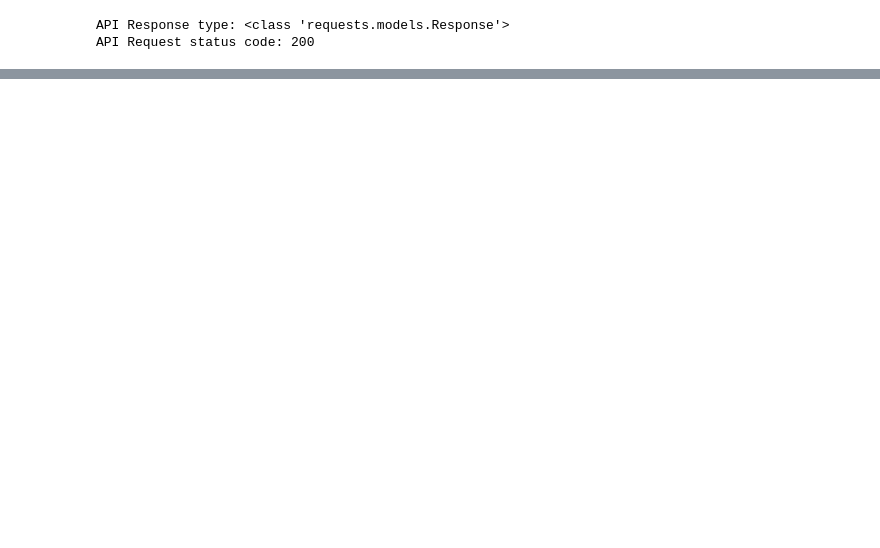
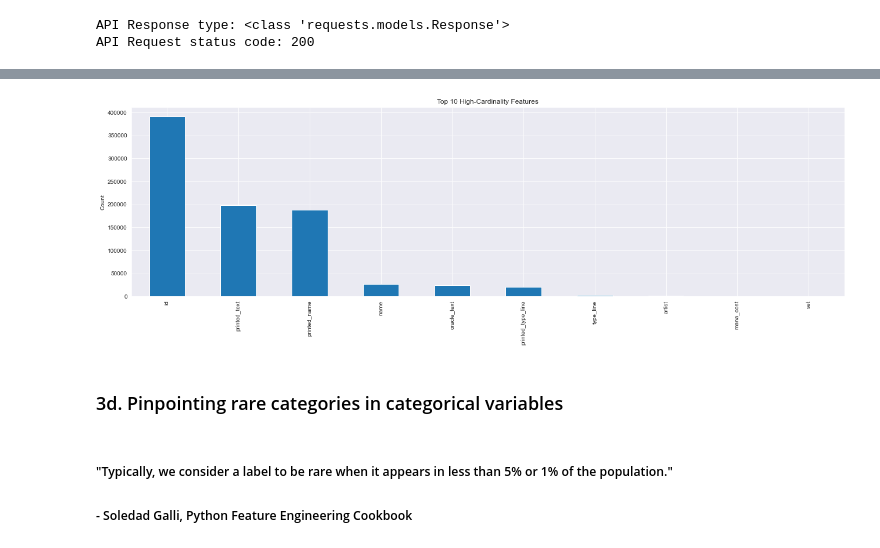
Before and after one commit to LupiVolpi/Magic_the_Gathering, a Jupyter notebook: price_prediction.ipynb, the cells around one changed output, grey strips where cells are left out. Cells and saved outputs as stored; diff of their text form; code cells hidden in the pictures; blank space fills up the shorter version.

```diff
--- a/price_prediction.ipynb
+++ b/price_prediction.ipynb
@@ -202,0 +178,14 @@ plt.legend();
+# %%
+top_10_cardinality = df[categorical].apply(lambda col: col.nunique()).sort_values(ascending=False).head(10)
+
+top_10_cardinality.plot.bar(figsize=(22, 6))
+
+plt.ylabel("Count")
+plt.title("Top 10 High-Cardinality Features");
+# %% [output]
+[figure, added]
+# %% [markdown]
+### 3d. Pinpointing rare categories in categorical variables
+# %% [markdown]
+##### "Typically, we consider a label to be rare when it appears in less than 5% or 1% of the population."
+##### - Soledad Galli, Python Feature Engineering Cookbook
```
Also changed, not shown: parts of 59 cells of this notebook, 1 other file.
